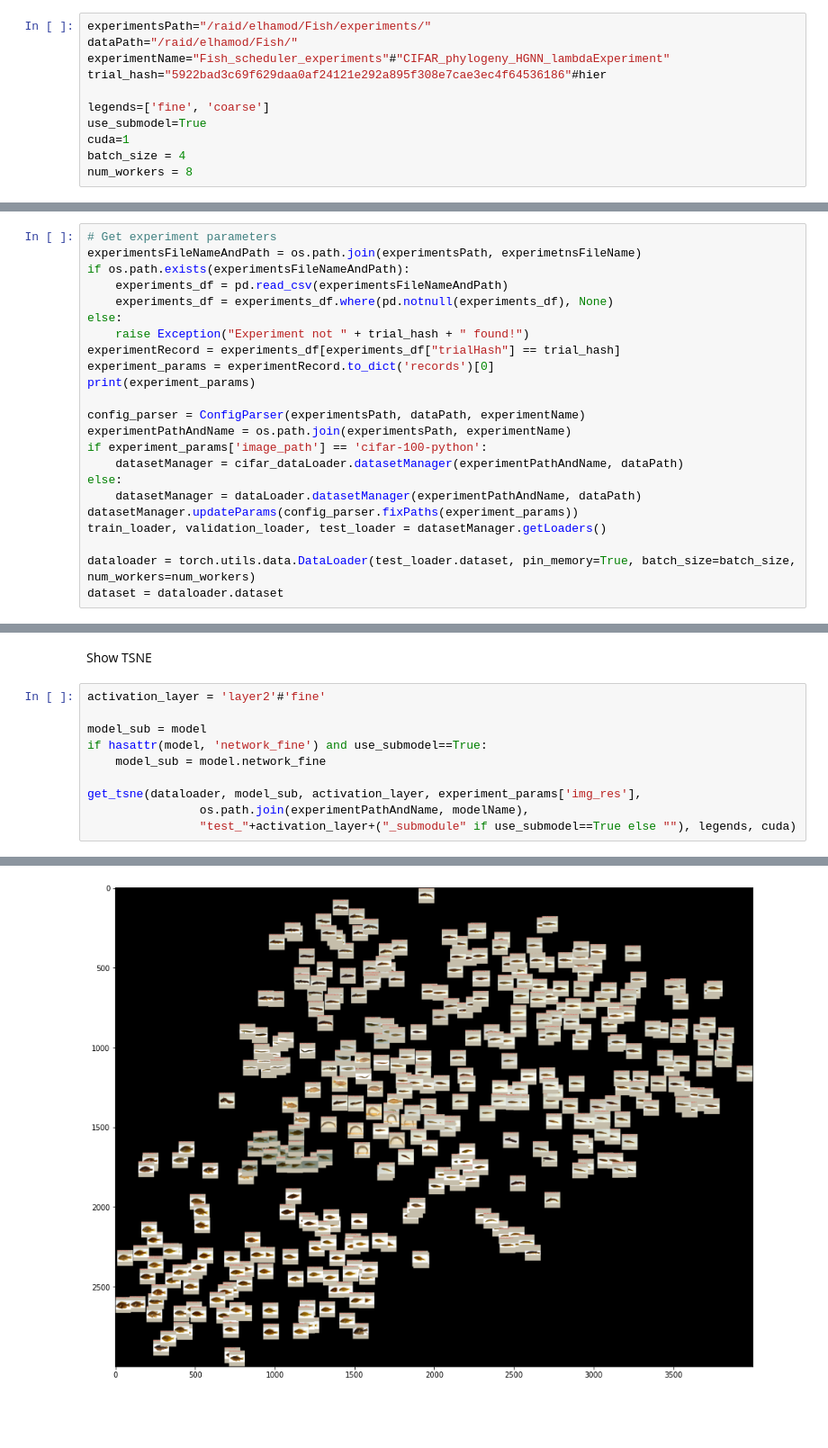
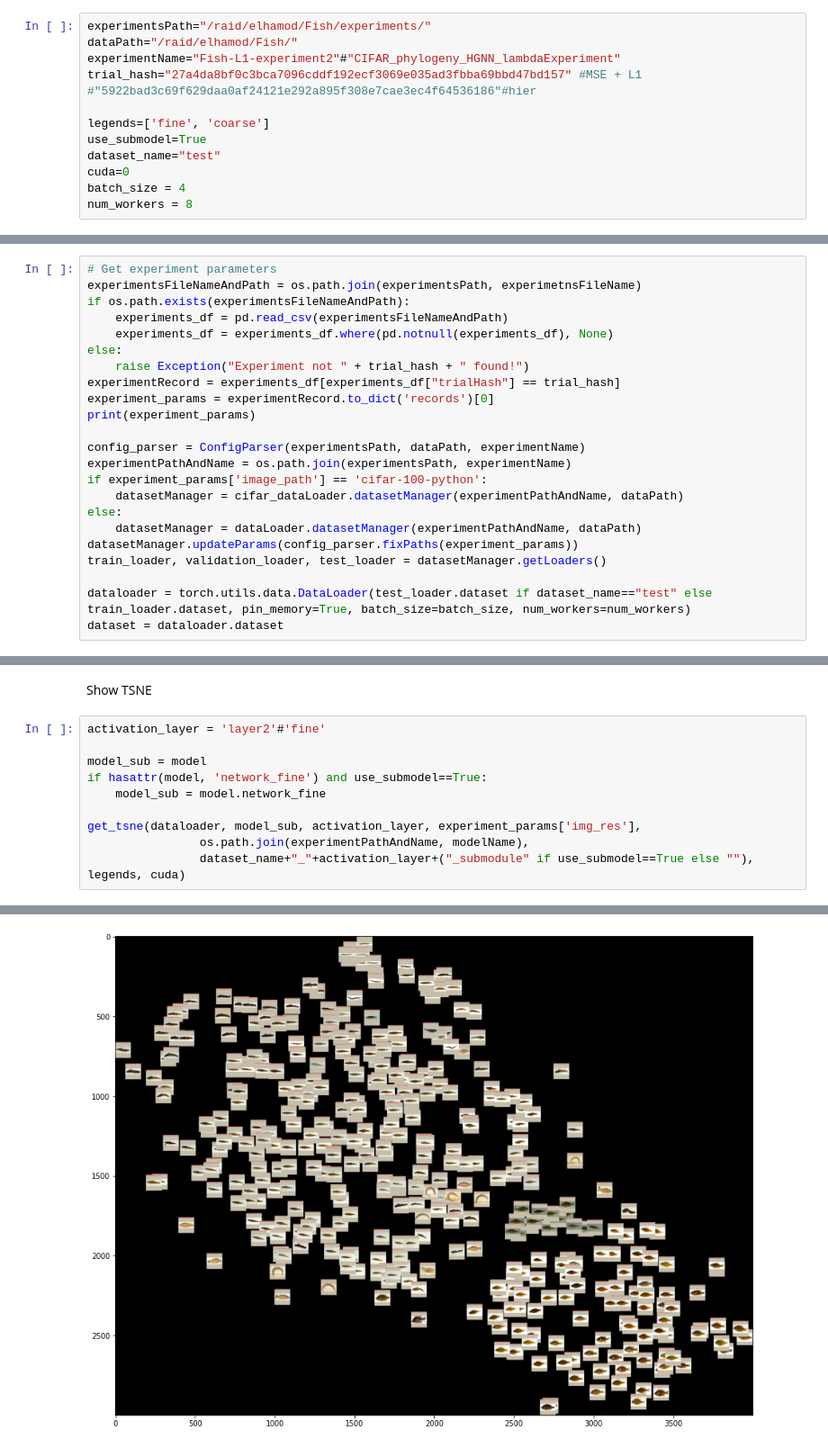
Before and after one commit to elhamod/HGNN, a Jupyter notebook: HGNN/analyse/Get tsne-Fish.ipynb, the cells around one changed output, grey strips where cells are left out. Shown at 90% size. Cells and saved outputs as stored; diff of their text form; blank space fills up the shorter version.

```diff
--- a/HGNN/analyse/Get tsne-Fish.ipynb
+++ b/HGNN/analyse/Get tsne-Fish.ipynb
@@ -23,12 +23,14 @@ parameters
 # %%
 experimentsPath="/raid/elhamod/Fish/experiments/"
 dataPath="/raid/elhamod/Fish/"
-experimentName="Fish_scheduler_experiments"#"CIFAR_phylogeny_HGNN_lambdaExperiment"
-trial_hash="5922bad3c69f629daa0af24121e292a895f308e7cae3ec4f64536186"#hier
+experimentName="Fish-L1-experiment2"#"CIFAR_phylogeny_HGNN_lambdaExperiment"
+trial_hash="27a4da8bf0c3bca7096cddf192ecf3069e035ad3fbba69bbd47bd157" #MSE + L1
+#"5922bad3c69f629daa0af24121e292a895f308e7cae3ec4f64536186"#hier
 
 legends=['fine', 'coarse']
 use_submodel=True
-cuda=1
+dataset_name="test"
+cuda=0
 batch_size = 4
 num_workers = 8
 # %% [markdown]
@@ -65,6 +67,6 @@ else:
 datasetManager.updateParams(config_parser.fixPaths(experiment_params))
 train_loader, validation_loader, test_loader = datasetManager.getLoaders()
 
-dataloader = torch.utils.data.DataLoader(test_loader.dataset, pin_memory=True, batch_size=batch_size, num_workers=num_workers)
+dataloader = torch.utils.data.DataLoader(test_loader.dataset if dataset_name=="test" else train_loader.dataset, pin_memory=True, batch_size=batch_size, num_workers=num_workers)
 dataset = dataloader.dataset
 # %% [output]
@@ -103,7 +105,7 @@ if hasattr(model, 'network_fine') and use_submodel==True:
 
 get_tsne(dataloader, model_sub, activation_layer, experiment_params['img_res'],
                 os.path.join(experimentPathAndName, modelName),
-                "test_"+activation_layer+("_submodule" if use_submodel==True else ""), legends, cuda)
+                dataset_name+"_"+activation_layer+("_submodule" if use_submodel==True else ""), legends, cuda)
 # %% [output]
 [t-SNE] Computing 91 nearest neighbors...
 [t-SNE] Indexed 380 samples in 0.003s...
@@ -125 +127 @@ get_tsne(dataloader, model_sub, activation_layer, experiment_params['img_res'],
-[figure, old version]
+[figure, new version]
```
Also changed, not shown: parts of 5 cells of this notebook, 21 other files.
